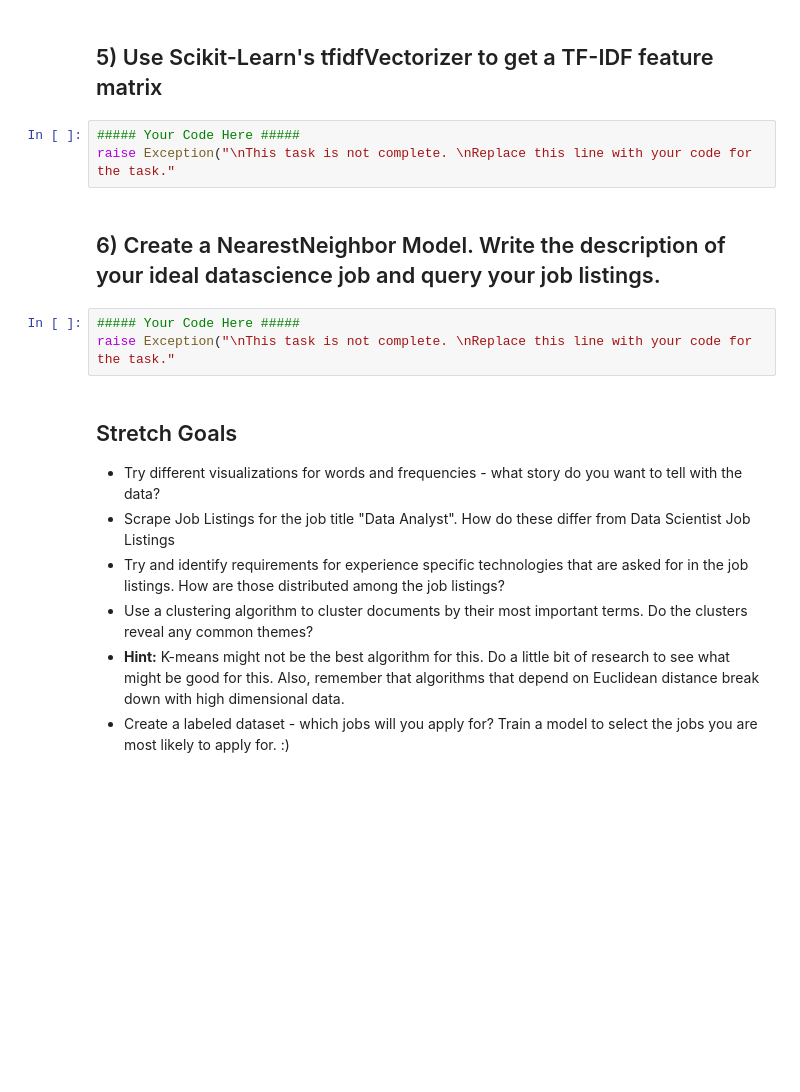
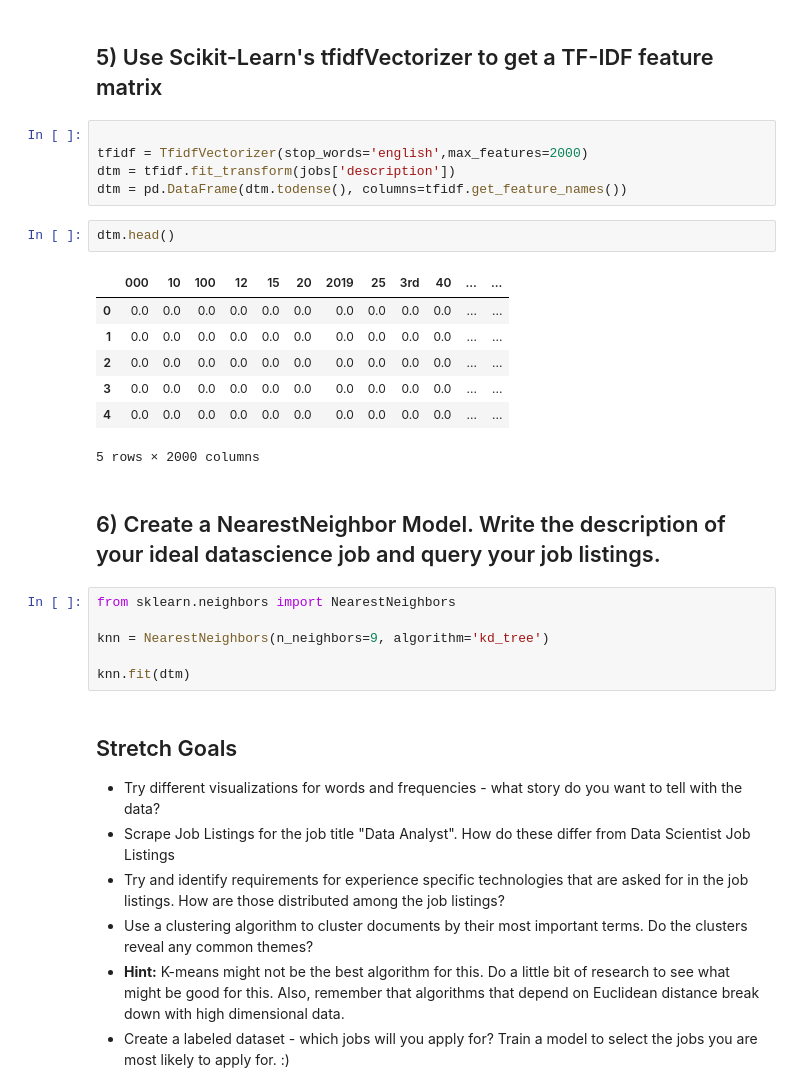
Before and after one commit to nedprz/DS-Unit-4-Sprint-1-NLP, a Jupyter notebook: module2-vector-representations/LS_DS_412_Vector_Representations_Assignment.ipynb, the cells around one changed output. Saved outputs shown, nothing was run; the diff lists cells and outputs as text; blank space fills up the shorter version.

```diff
--- a/module2-vector-representations/LS_DS_412_Vector_Representations_Assignment.ipynb
+++ b/module2-vector-representations/LS_DS_412_Vector_Representations_Assignment.ipynb
@@ -77,13 +157,28 @@ raise Exception("\nThis task is not complete. \nReplace this line with your code
 # %% [markdown]
 ## 5) Use Scikit-Learn's tfidfVectorizer to get a TF-IDF feature matrix
-# %%
-##### Your Code Here #####
-raise Exception("\nThis task is not complete. \nReplace this line with your code for the task."
+# %%
+
+tfidf = TfidfVectorizer(stop_words='english',max_features=2000)
+dtm = tfidf.fit_transform(jobs['description'])
+dtm = pd.DataFrame(dtm.todense(), columns=tfidf.get_feature_names())
+# %%
+dtm.head()
+# %% [output]
+|  | 000 | 10 | 100 | 12 | 15 | 20 | 2019 | 25 | 3rd | 40 | ... | ... |
+| 0 | 0.0 | 0.0 | 0.0 | 0.0 | 0.0 | 0.0 | 0.0 | 0.0 | 0.0 | 0.0 | ... | ... |
+| 1 | 0.0 | 0.0 | 0.0 | 0.0 | 0.0 | 0.0 | 0.0 | 0.0 | 0.0 | 0.0 | ... | ... |
+| 2 | 0.0 | 0.0 | 0.0 | 0.0 | 0.0 | 0.0 | 0.0 | 0.0 | 0.0 | 0.0 | ... | ... |
+| 3 | 0.0 | 0.0 | 0.0 | 0.0 | 0.0 | 0.0 | 0.0 | 0.0 | 0.0 | 0.0 | ... | ... |
+| 4 | 0.0 | 0.0 | 0.0 | 0.0 | 0.0 | 0.0 | 0.0 | 0.0 | 0.0 | 0.0 | ... | ... |
+5 rows × 2000 columns
 # %% [markdown]
 ## 6) Create a NearestNeighbor Model. Write the description of your ideal datascience job and query your job listings.
-# %%
-##### Your Code Here #####
-raise Exception("\nThis task is not complete. \nReplace this line with your code for the task."
+# %%
+from sklearn.neighbors import NearestNeighbors
+
+knn = NearestNeighbors(n_neighbors=9, algorithm='kd_tree')
+
+knn.fit(dtm)
 # %% [markdown]
 ## Stretch Goals
 
```
Also changed, not shown: parts of 11 cells of this notebook.
